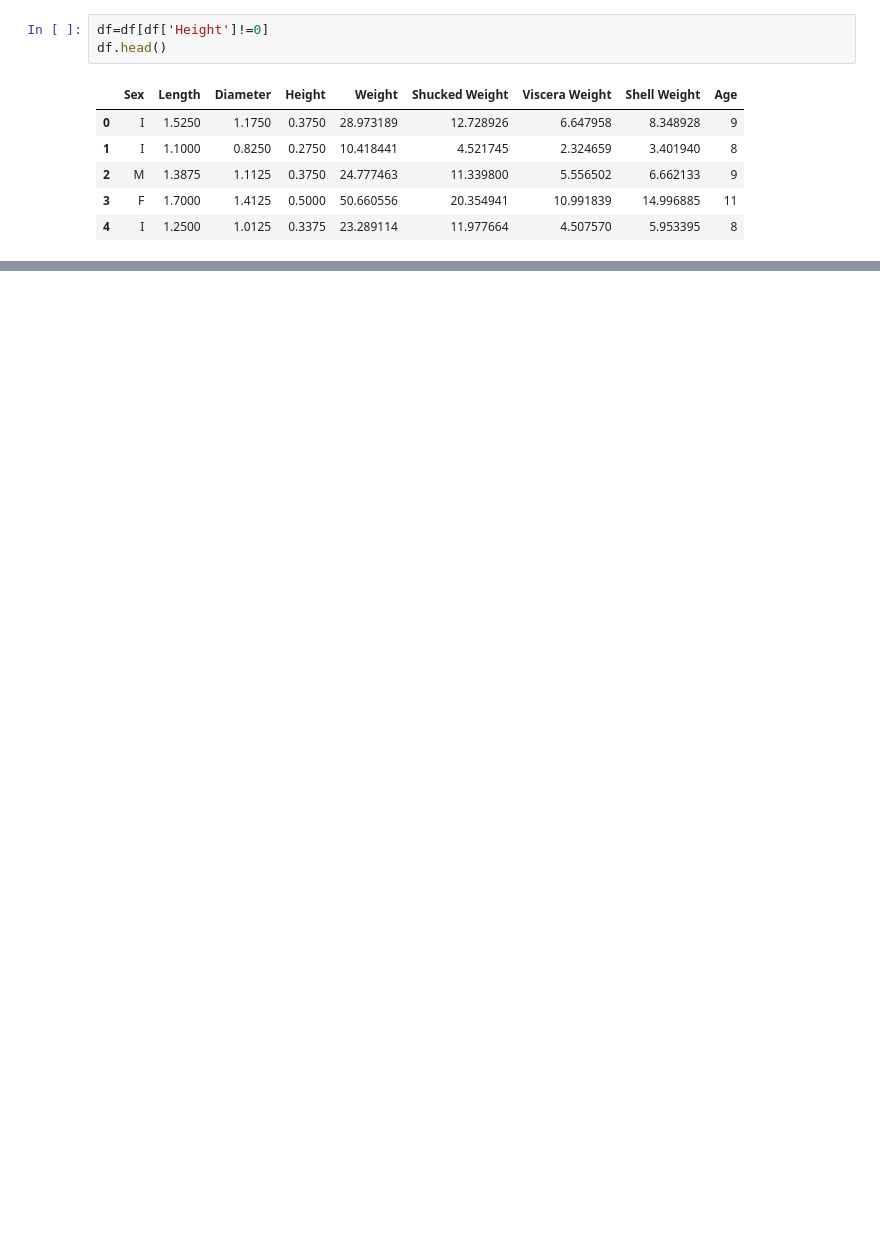
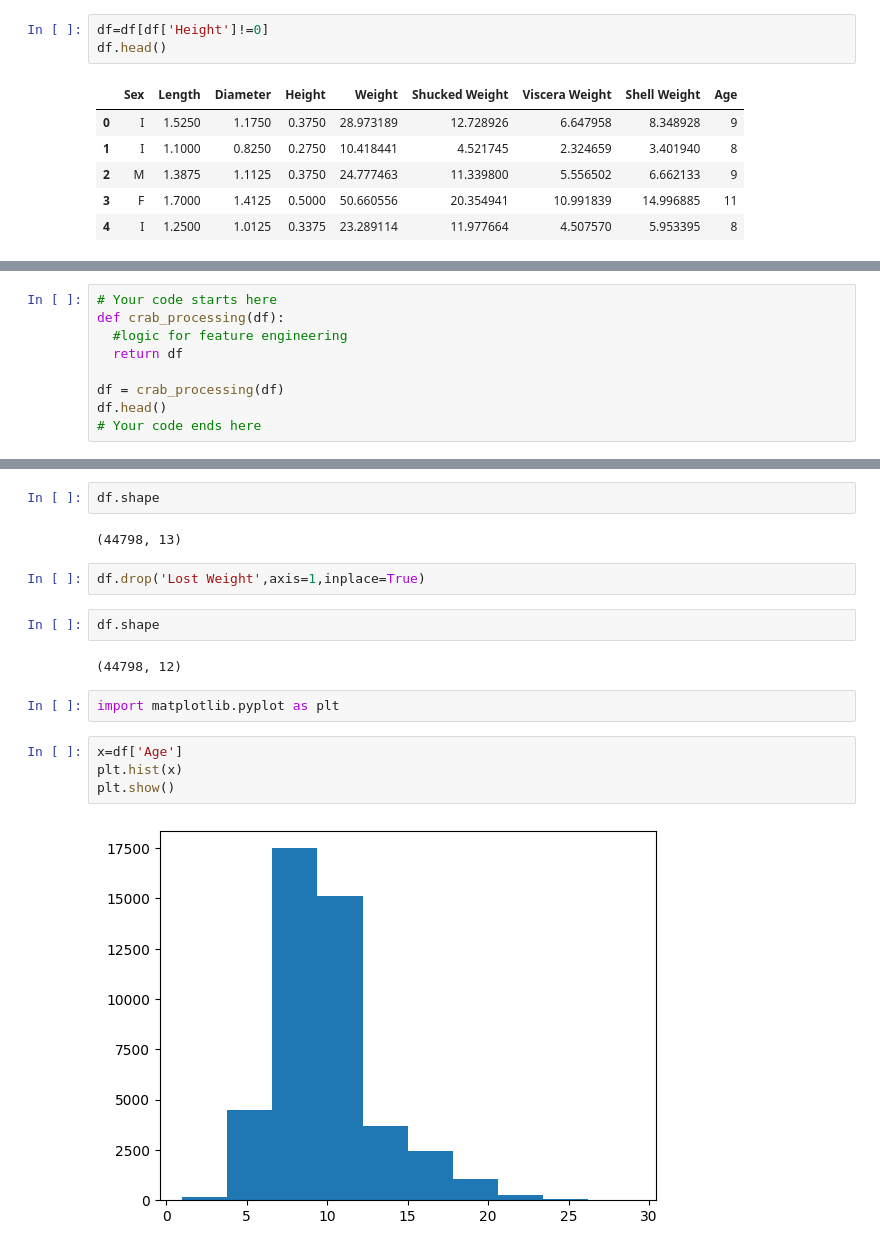
Before and after one commit to Digaa2710/ML_learning_phase, a Jupyter notebook: Synapse2Task.ipynb, the cells around one changed output, grey strips where cells are left out. Drawn from its saved outputs; the diff is of its cells as text; blank space fills up the shorter version.

```diff
--- a/Synapse2Task.ipynb
+++ b/Synapse2Task.ipynb
@@ -62,0 +101,9 @@ negative_df.head()
+# %%
+# Your code starts here
+def crab_processing(df):
+  #logic for feature engineering
+  return df
+
+df = crab_processing(df)
+df.head()
+# Your code ends here
@@ -62,0 +117,18 @@ negative_df.head()
+# %%
+df.shape
+# %% [output]
+(44798, 13)
+# %%
+df.drop('Lost Weight',axis=1,inplace=True)
+# %%
+df.shape
+# %% [output]
+(44798, 12)
+# %%
+import matplotlib.pyplot as plt
+# %%
+x=df['Age']
+plt.hist(x)
+plt.show()
+# %% [output]
+[figure, added]
```
Also changed, not shown: parts of 17 cells of this notebook.
